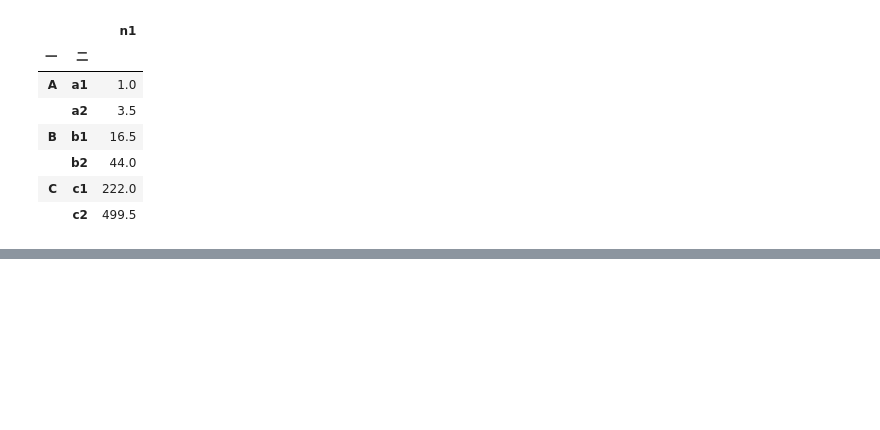
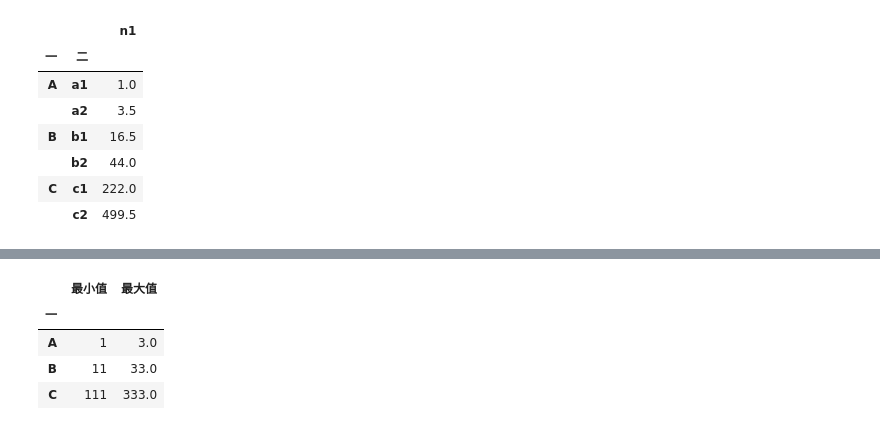
Before and after one commit to haitao9833/haitaoPython, a Jupyter notebook: file_Tool_Test.ipynb, the cells around one changed output, grey strips where cells are left out. Saved outputs shown, nothing was run; the diff lists cells and outputs as text; code cells hidden in the pictures; blank space fills up the shorter version.

```diff
--- a/file_Tool_Test.ipynb
+++ b/file_Tool_Test.ipynb
@@ -757,0 +823,4 @@ G3.mean()
+# %%
+G1 = data.groupby(['一'])['n1']
+print(type(G1.min()))
+G1.min()
@@ -757,0 +834,4 @@ G3.mean()
+# %%
+G2 = data.groupby(['一'])[['n1']]
+print(type(G2.mean()))
+G2.mean()
@@ -757,0 +845,17 @@ G3.mean()
+# %%
+# 不管参数二是单层 [] （Series）还是双层 [[]] （DataFrame）
+# 函数运算后可以整合到 DataFrame 中
+
+# 不过老生常谈
+# 最好的方式还是推荐使用 Series + .values 的形式
+
+res = pd.DataFrame()
+res['最小值'] = G1.min()
+res['最大值'] = G2.mean()
+res
+# %% [output]
+|  | 最小值 | 最大值 |
+| 一 |  |  |
+| A | 1 | 3.0 |
+| B | 11 | 33.0 |
+| C | 111 | 333.0 |
```
Also changed, not shown: parts of 30 cells of this notebook, 10 other files.
